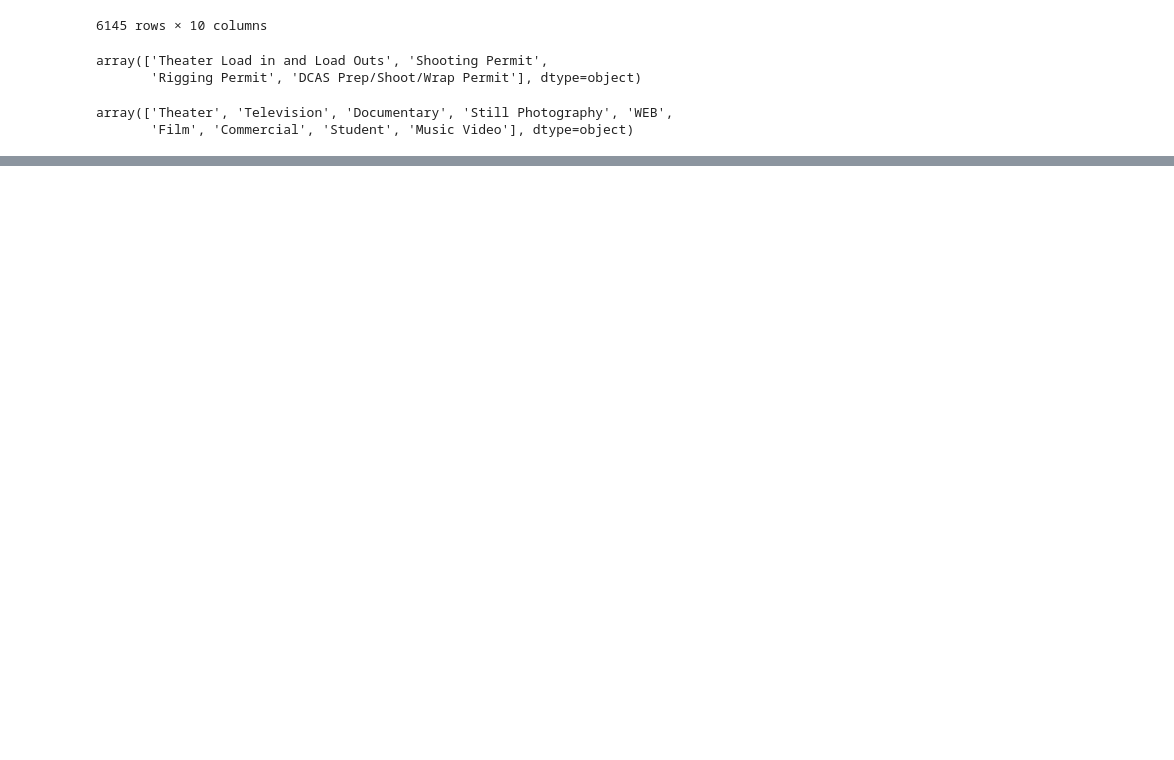
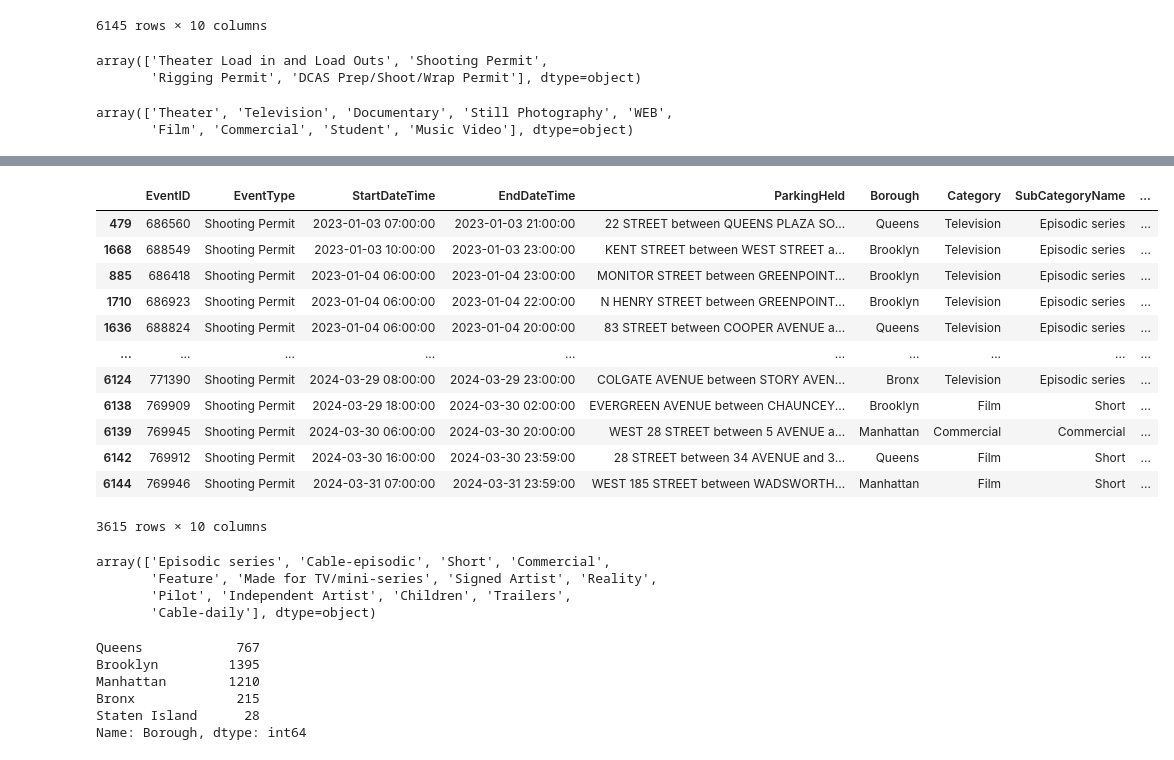
Before and after one commit to sajinashresthacoding/nyc-film-permits, a Jupyter notebook: 1st_DataExploration.ipynb, the cells around one changed output, grey strips where cells are left out. Cells and saved outputs as stored; diff of their text form; code cells hidden in the pictures; blank space fills up the shorter version.

```diff
--- a/1st_DataExploration.ipynb
+++ b/1st_DataExploration.ipynb
@@ -139,0 +210,32 @@ array(['Theater', 'Television', 'Documentary', 'Still Photography', 'WEB',
+# %%
+##FILTER3
+## for subcategory, we are keeping:
+##'Episodic series','Cable-episodic', 'Short', 'Commercial', 'Feature','Made for TV/mini-series',
+##'Signed Artist', 'Reality', 'Pilot','Independent Artist', 'Children', 'Trailers','Cable-daily'
+df_filter3 = df_filter2[df_filter2['SubCategoryName'].isin\
+                             (['Episodic series','Cable-episodic', 'Short', 'Commercial',\
+                               'Feature','Made for TV/mini-series','Signed Artist', 'Reality', 'Pilot',\
+                              'Independent Artist', 'Children', 'Trailers','Cable-daily'])]
+df_filter3
+# %% [output]
+|  | EventID | EventType | StartDateTime | EndDateTime | ParkingHeld | Borough | Category | SubCategoryName | ... |
+| 479 | 686560 | Shooting Permit | 2023-01-03 07:00:00 | 2023-01-03 21:00:00 | 22 STREET between QUEENS PLAZA SO... | Queens | Television | Episodic series | ... |
+| 1668 | 688549 | Shooting Permit | 2023-01-03 10:00:00 | 2023-01-03 23:00:00 | KENT STREET between WEST STREET a... | Brooklyn | Television | Episodic series | ... |
+| 885 | 686418 | Shooting Permit | 2023-01-04 06:00:00 | 2023-01-04 23:00:00 | MONITOR STREET between GREENPOINT... | Brooklyn | Television | Episodic series | ... |
+| 1710 | 686923 | Shooting Permit | 2023-01-04 06:00:00 | 2023-01-04 22:00:00 | N HENRY STREET between GREENPOINT... | Brooklyn | Television | Episodic series | ... |
+| 1636 | 688824 | Shooting Permit | 2023-01-04 06:00:00 | 2023-01-04 20:00:00 | 83 STREET between COOPER AVENUE a... | Queens | Television | Episodic series | ... |
+| ... | ... | ... | ... | ... | ... | ... | ... | ... | ... |
+| 6124 | 771390 | Shooting Permit | 2024-03-29 08:00:00 | 2024-03-29 23:00:00 | COLGATE AVENUE between STORY AVEN... | Bronx | Television | Episodic series | ... |
+| 6138 | 769909 | Shooting Permit | 2024-03-29 18:00:00 | 2024-03-30 02:00:00 | EVERGREEN AVENUE between CHAUNCEY... | Brooklyn | Film | Short | ... |
+| 6139 | 769945 | Shooting Permit | 2024-03-30 06:00:00 | 2024-03-30 20:00:00 | WEST 28 STREET between 5 AVENUE a... | Manhattan | Commercial | Commercial | ... |
+| 6142 | 769912 | Shooting Permit | 2024-03-30 16:00:00 | 2024-03-30 23:59:00 | 28 STREET between 34 AVENUE and 3... | Queens | Film | Short | ... |
+| 6144 | 769946 | Shooting Permit | 2024-03-31 07:00:00 | 2024-03-31 23:59:00 | WEST 185 STREET between WADSWORTH... | Manhattan | Film | Short | ... |
+3615 rows × 10 columns
+# %%
+##check to see if your data is filtered correctly
+df_filter3['SubCategoryName'].unique()
+# %% [output]
+array(['Episodic series', 'Cable-episodic', 'Short', 'Commercial',
+       'Feature', 'Made for TV/mini-series', 'Signed Artist', 'Reality',
+       'Pilot', 'Independent Artist', 'Children', 'Trailers',
+       'Cable-daily'], dtype=object)
@@ -139,0 +245,10 @@ array(['Theater', 'Television', 'Documentary', 'Still Photography', 'WEB',
+# %%
+##let's see how many times a recording is in a borough
+df_filter3['Borough'].value_counts()[['Queens', 'Brooklyn', 'Manhattan', 'Bronx', 'Staten Island']]
+# %% [output]
+Queens            767
+Brooklyn         1395
+Manhattan        1210
+Bronx             215
+Staten Island      28
+Name: Borough, dtype: int64
```
Also changed, not shown: parts of 10 cells of this notebook.
